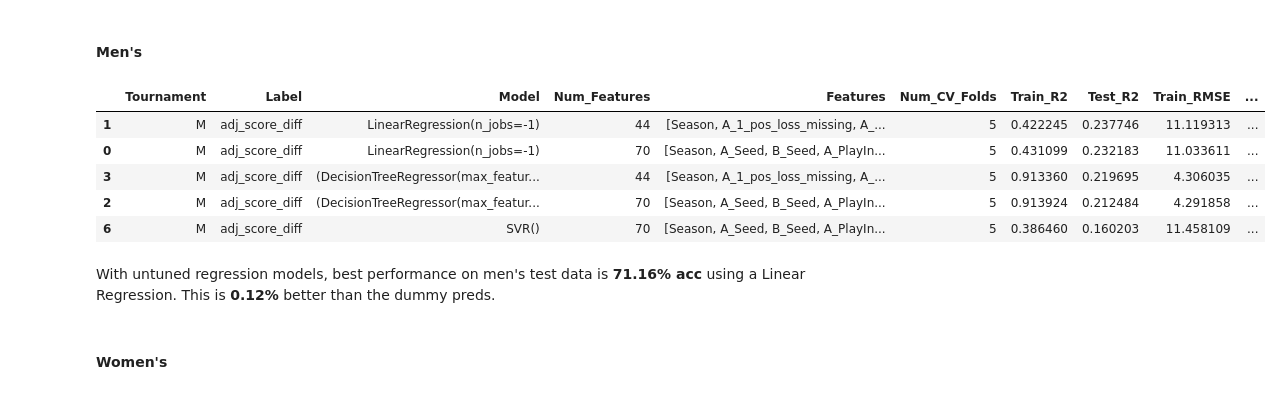
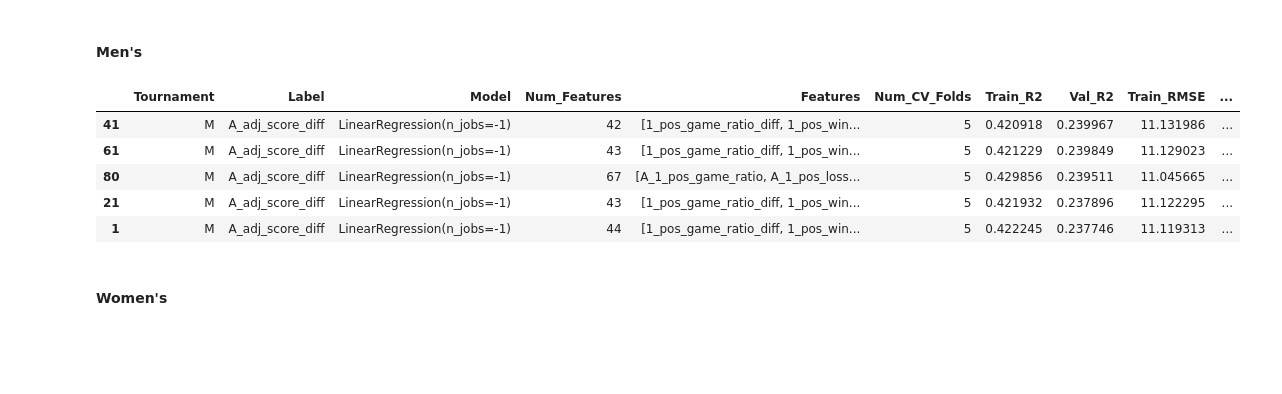
Before and after one commit to heefjones/march_madness, a Jupyter notebook: preds.ipynb, the cells around one changed output. Saved outputs shown, nothing was run; the diff lists cells and outputs as text; code cells hidden in the pictures; blank space fills up the shorter version.

Commit message:
analyzed best performing models. cleaned up notebook a bit.

```diff
--- a/preds.ipynb
+++ b/preds.ipynb
@@ -459,10 +480,10 @@ def run_model(estimator, features, regression, models_df, tournament, folds=5):
 #### Men's
 # %%
 # create a df to hold regression models
-reg_df = pd.DataFrame(columns=['Tournament', 'Label', 'Model', 'Num_Features', 'Features', 'Num_CV_Folds', 'Train_R2', 'Val_R2', 'Train_RMSE', 'Val_RMSE', 'Train_Acc', 'Val_Acc', 'Val_r1_acc', 'Val_r2_acc', 'Val_r3_acc', 'Val_r4_acc', 'Val_r5_acc', 'Val_r6_acc'])
+# reg_df = pd.DataFrame(columns=['Tournament', 'Label', 'Model', 'Num_Features', 'Features', 'Num_CV_Folds', 'Train_R2', 'Val_R2', 'Train_RMSE', 'Val_RMSE', 'Train_Acc', 'Val_Acc', 'Val_r1_acc', 'Val_r2_acc', 'Val_r3_acc', 'Val_r4_acc', 'Val_r5_acc', 'Val_r6_acc'])
 
 # load reg df
-# reg_df = pd.read_csv('models/regression_models.csv')
+reg_df = pd.read_csv('models/regression_models.csv')
 # %%
 # define regression models
 models = [LinearRegression(n_jobs=-1), RandomForestRegressor(n_jobs=-1), XGBRegressor(n_jobs=-1), SVR(), KNeighborsRegressor(n_jobs=-1)]
@@ -475,16 +496,14 @@ for model in models:
         run_model(estimator=model, features=dataset, regression=True, models_df=reg_df, tournament='M')
 # %%
 # inspect
-reg_df[reg_df['Tournament'] == 'M'].sort_values(by='Test_RMSE').head()
+reg_df[reg_df['Tournament'] == 'M'].sort_values(by='Val_RMSE').head()
 # %% [output]
-|  | Tournament | Label | Model | Num_Features | Features | Num_CV_Folds | Train_R2 | Test_R2 | Train_RMSE | ... |
-| 1 | M | adj_score_diff | LinearRegression(n_jobs=-1) | 44 | [Season, A_1_pos_loss_missing, A_... | 5 | 0.422245 | 0.237746 | 11.119313 | ... |
-| 0 | M | adj_score_diff | LinearRegression(n_jobs=-1) | 70 | [Season, A_Seed, B_Seed, A_PlayIn... | 5 | 0.431099 | 0.232183 | 11.033611 | ... |
-| 3 | M | adj_score_diff | (DecisionTreeRegressor(max_featur... | 44 | [Season, A_1_pos_loss_missing, A_... | 5 | 0.913360 | 0.219695 | 4.306035 | ... |
-| 2 | M | adj_score_diff | (DecisionTreeRegressor(max_featur... | 70 | [Season, A_Seed, B_Seed, A_PlayIn... | 5 | 0.913924 | 0.212484 | 4.291858 | ... |
-| 6 | M | adj_score_diff | SVR() | 70 | [Season, A_Seed, B_Seed, A_PlayIn... | 5 | 0.386460 | 0.160203 | 11.458109 | ... |
+|  | Tournament | Label | Model | Num_Features | Features | Num_CV_Folds | Train_R2 | Val_R2 | Train_RMSE | ... |
+| 41 | M | A_adj_score_diff | LinearRegression(n_jobs=-1) | 42 | [1_pos_game_ratio_diff, 1_pos_win... | 5 | 0.420918 | 0.239967 | 11.131986 | ... |
+| 61 | M | A_adj_score_diff | LinearRegression(n_jobs=-1) | 43 | [1_pos_game_ratio_diff, 1_pos_win... | 5 | 0.421229 | 0.239849 | 11.129023 | ... |
+| 80 | M | A_adj_score_diff | LinearRegression(n_jobs=-1) | 67 | [A_1_pos_game_ratio, A_1_pos_loss... | 5 | 0.429856 | 0.239511 | 11.045665 | ... |
+| 21 | M | A_adj_score_diff | LinearRegression(n_jobs=-1) | 43 | [1_pos_game_ratio_diff, 1_pos_win... | 5 | 0.421932 | 0.237896 | 11.122295 | ... |
+| 1 | M | A_adj_score_diff | LinearRegression(n_jobs=-1) | 44 | [1_pos_game_ratio_diff, 1_pos_win... | 5 | 0.422245 | 0.237746 | 11.119313 | ... |
-# %% [markdown]
-With untuned regression models, best performance on men's test data is __71.16% acc__ using a Linear Regression. This is __0.12%__ better than the dummy preds.
 # %% [markdown]
 #### Women's
 # %%
```
Also changed, not shown: parts of 38 cells of this notebook, 2 other files.
